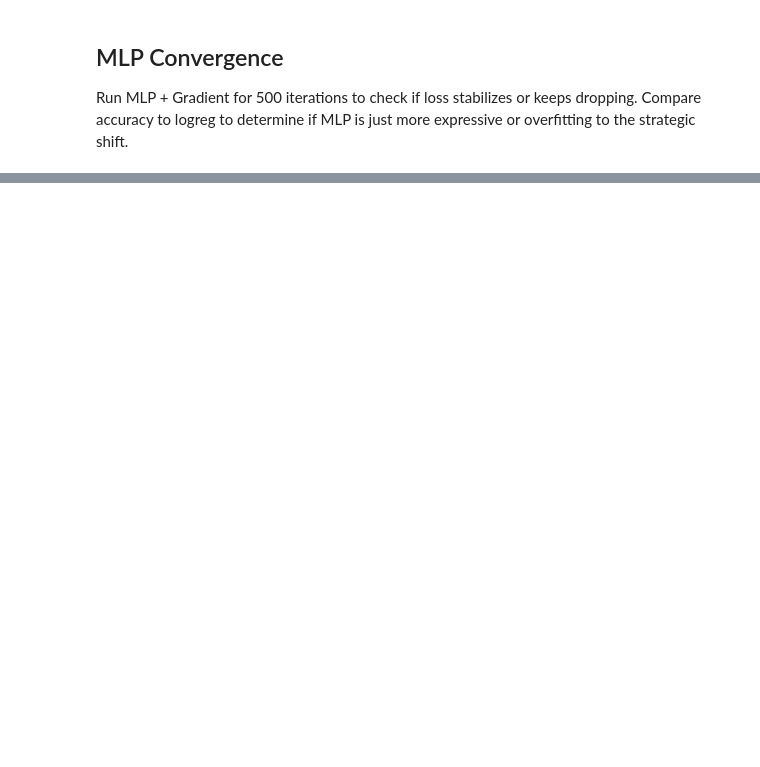
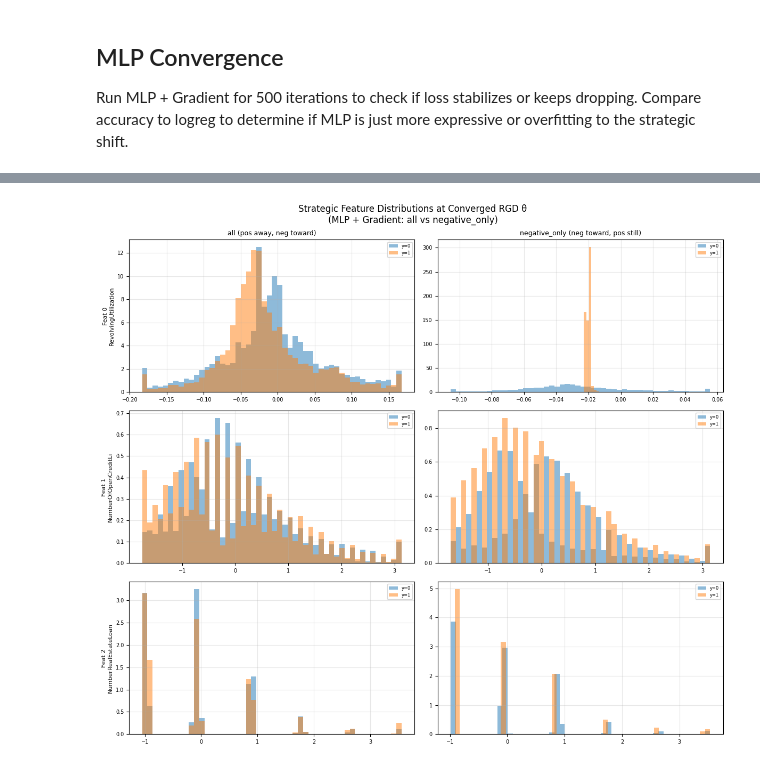
Before and after one commit to tetsnaga/poison-perf, a Jupyter notebook: strategic/baseline.ipynb, the cells around one changed output, grey strips where cells are left out. Cells and saved outputs as stored; diff of their text form; code cells hidden in the pictures; blank space fills up the shorter version.

```diff
--- a/strategic/baseline.ipynb
+++ b/strategic/baseline.ipynb
@@ -821,0 +947,36 @@ plt.show()
+# %%
+# Cluster distributions at the converged RGD theta for each variant
+strat_idx_t = torch.tensor(strat_features, dtype=torch.long)
+n_full = n_samples + 1     # triggers full-batch path
+
+variant_labels = list(lc_setups.keys())
+n_sf   = len(strat_features)
+n_vars = len(variant_labels)
+
+fig, axes = plt.subplots(n_sf, n_vars, figsize=(6 * n_vars, 3.5 * n_sf))
+
+for ci, vl in enumerate(variant_labels):
+    theta_conv = lc_results[vl]["rgd_theta"]
+    D_theta_fn  = lc_setups[vl]["D_theta"]
+    z = D_theta_fn(theta_conv, n_full)
+    x_s = z[strat_idx_t, :].T.numpy()
+    y_s = z[-1, :].numpy()
+
+    for ri, col in enumerate(strat_features):
+        ax = axes[ri, ci]
+        fname = data.columns[col + 1]
+        x0 = x_s[y_s == 0, ri]; x1 = x_s[y_s == 1, ri]
+        lo, hi = np.percentile(np.concatenate([x0, x1]), [1, 99])
+        ax.hist(np.clip(x0, lo, hi), bins=50, alpha=0.5, label="y=0",
+                color="tab:blue", density=True)
+        ax.hist(np.clip(x1, lo, hi), bins=50, alpha=0.5, label="y=1",
+                color="tab:orange", density=True)
+        if ri == 0: ax.set_title(vl, fontsize=9)
+        if ci == 0: ax.set_ylabel(f"Feat {ri}\n{fname[:20]}", fontsize=8)
+        ax.legend(fontsize=6); ax.grid(True, alpha=0.3); ax.tick_params(labelsize=7)
+
+plt.suptitle("Strategic Feature Distributions at Converged RGD θ\n"
+             "(MLP + Gradient: all vs negative_only)", fontsize=12)
+plt.tight_layout(); plt.show()
+# %% [output]
+[figure, added]
```
Also changed, not shown: parts of 18 cells of this notebook, 3 other files.
